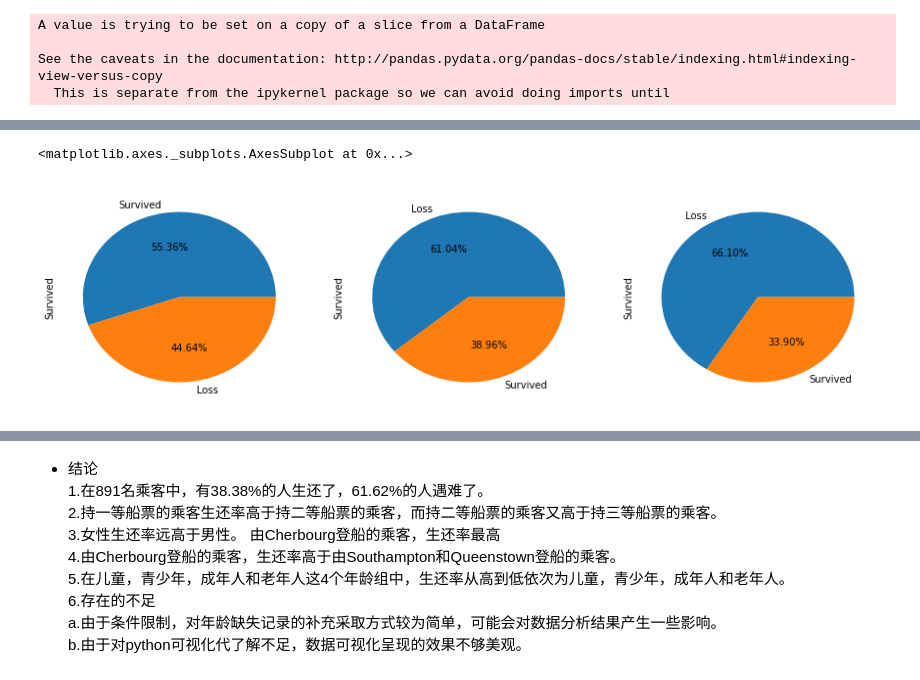
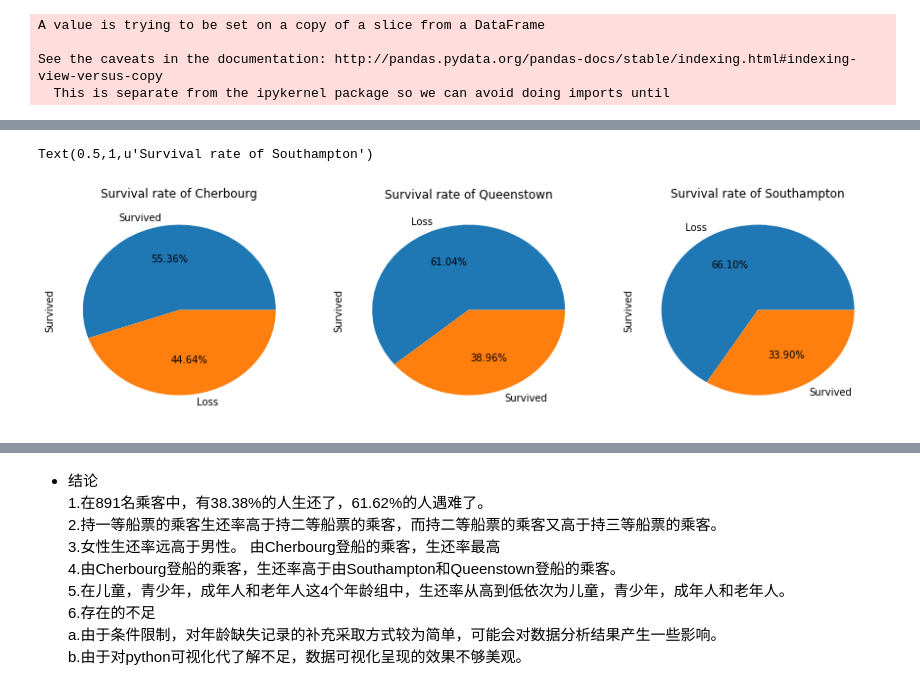
Before and after one commit to shireley/Titanic-survival-analysis, a Jupyter notebook: project_titanic.ipynb, the cells around one changed output, grey strips where cells are left out. Saved outputs shown, nothing was run; the diff lists cells and outputs as text; code cells hidden in the pictures.

```diff
--- a/project_titanic.ipynb
+++ b/project_titanic.ipynb
@@ -128,7 +114,8 @@ b.船上乘客的年龄范围为0.42~80岁，根据这个情况，将乘客按
 # %%
 #建立数据生还率和遇难率的饼图函数
-def pie_plot(data,label):
-    return data['Survived'].value_counts().plot(kind='pie',autopct='%.2f%%',labels=label)
+def pie_plot(data,title,label):
+    pie_plot=data['Survived'].value_counts().plot(kind='pie',autopct='%.2f%%',labels=label)
+    return pie_plot.set_title(title)
 #整体数据生还遇难比例饼图
-pie_plot(titanic_df,['Loss','Survived'])
+pie_plot(titanic_df,'Total survival rate',['Loss','Survived'])
 # %% [output]
@@ -188,16 +185,16 @@ by_variable('Embarked')
 # %%
 #根据登船港口进行分类，绘制生还遇难率饼图
 Cherbourg=titanic_df[titanic_df['Embarked']=='C']
 Queenstown=titanic_df[titanic_df['Embarked']=='Q']
 Southampton=titanic_df[titanic_df['Embarked']=='S']
 plt.figure(figsize=(15,4))
 
 plt.subplot(131)
-pie_plot(Cherbourg,['Survived','Loss'])
+pie_plot(Cherbourg,'Survival rate of Cherbourg',['Survived','Loss'])
 plt.subplot(132)
-pie_plot(Queenstown,['Loss','Survived'])
+pie_plot(Queenstown,'Survival rate of Queenstown',['Loss','Survived'])
 plt.subplot(133)
-pie_plot(Southampton,['Loss','Survived'])
+pie_plot(Southampton,'Survival rate of Southampton',['Loss','Survived'])
 # %% [output]
-<matplotlib.axes._subplots.AxesSubplot at 0x...>
+Text(0.5,1,u'Survival rate of Southampton')
-[figure, old version]
+[figure, new version]
```
Also changed, not shown: parts of 17 cells of this notebook, 1 other file.
